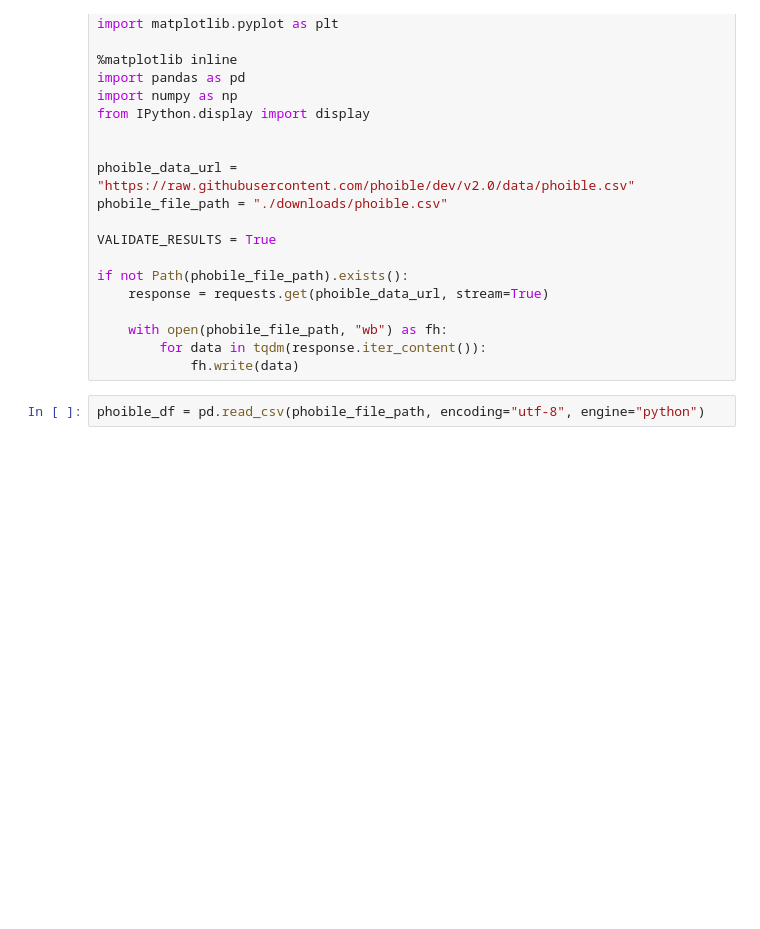
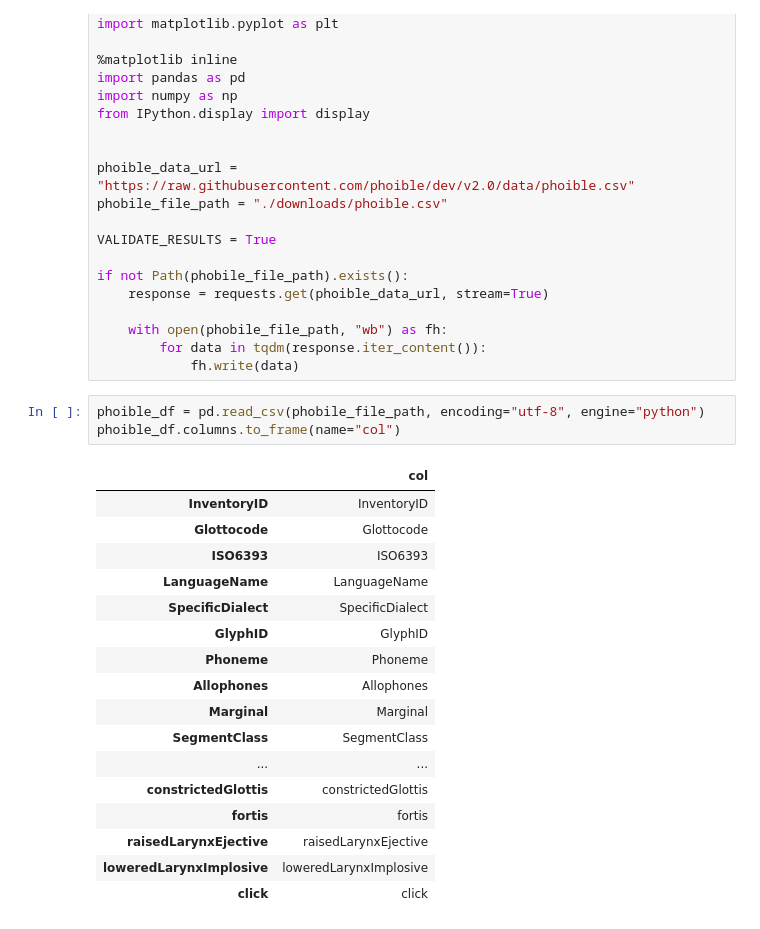
Before and after one commit to Pappa/conlanger, a Jupyter notebook: notebooks/phoneme_data_representation.ipynb, the cells around one changed output. Saved outputs shown, nothing was run; the diff lists cells and outputs as text; blank space fills up the shorter version.

```diff
--- a/notebooks/phoneme_data_representation.ipynb
+++ b/notebooks/phoneme_data_representation.ipynb
@@ -23,3 +23,22 @@ if not Path(phobile_file_path).exists():
             fh.write(data)
 # %%
 phoible_df = pd.read_csv(phobile_file_path, encoding="utf-8", engine="python")
+phoible_df.columns.to_frame(name="col")
+# %% [output]
+|  | col |
+| InventoryID | InventoryID |
+| Glottocode | Glottocode |
+| ISO6393 | ISO6393 |
+| LanguageName | LanguageName |
+| SpecificDialect | SpecificDialect |
+| GlyphID | GlyphID |
+| Phoneme | Phoneme |
+| Allophones | Allophones |
+| Marginal | Marginal |
+| SegmentClass | SegmentClass |
+| ... | ... |
+| constrictedGlottis | constrictedGlottis |
+| fortis | fortis |
+| raisedLarynxEjective | raisedLarynxEjective |
+| loweredLarynxImplosive | loweredLarynxImplosive |
+| click | click |
```
Also changed, not shown: parts of 6 cells of this notebook.
